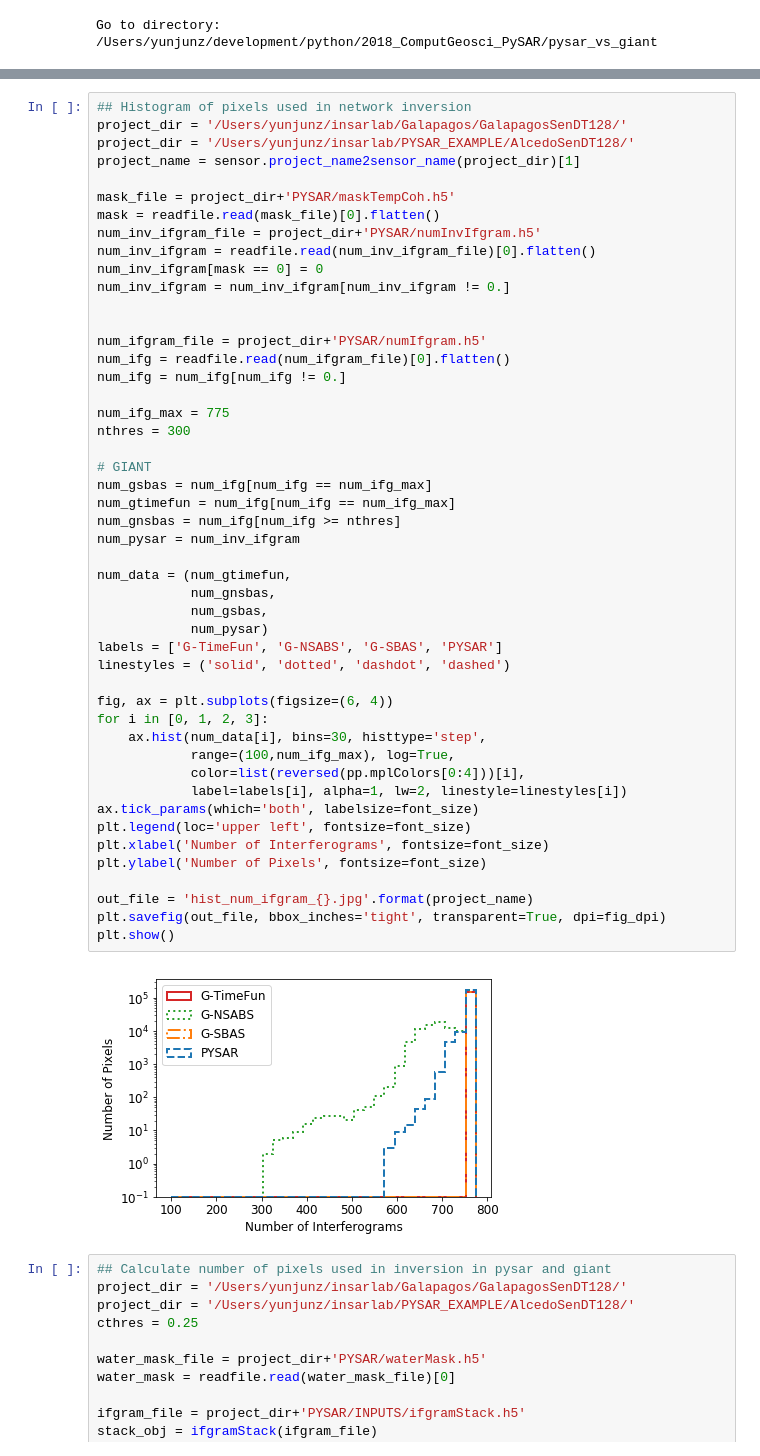
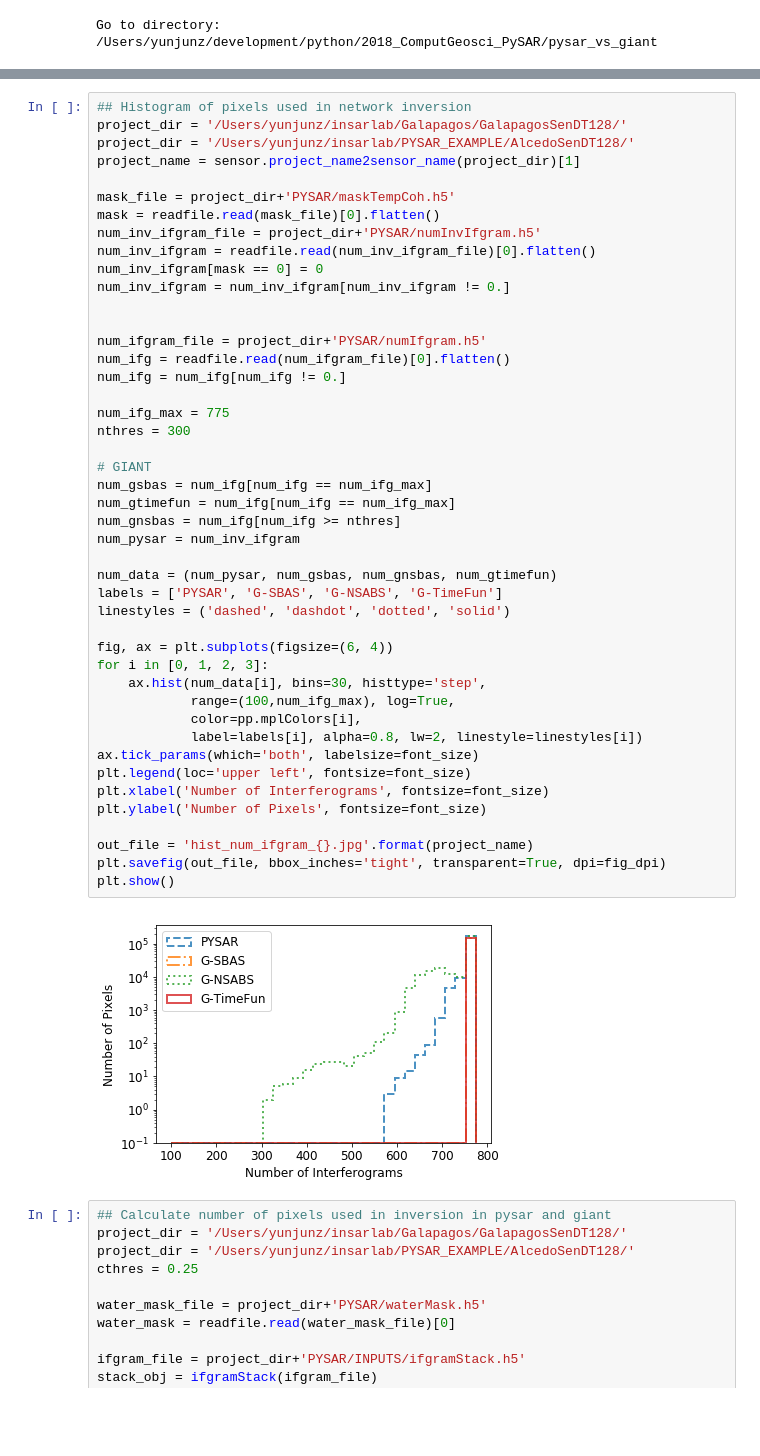
Before and after one commit to geodesymiami/Yunjun_et_al-2019-MintPy, a Jupyter notebook: pysar_vs_giant.ipynb, the cells around one changed output, grey strips where cells are left out. Cells and saved outputs as stored; diff of their text form; blank space fills up the shorter version.

```diff
--- a/pysar_vs_giant.ipynb
+++ b/pysar_vs_giant.ipynb
@@ -111,42 +111,39 @@ num_inv_ifgram[mask == 0] = 0
 num_inv_ifgram = num_inv_ifgram[num_inv_ifgram != 0.]
 
 
 num_ifgram_file = project_dir+'PYSAR/numIfgram.h5'
 num_ifg = readfile.read(num_ifgram_file)[0].flatten()
 num_ifg = num_ifg[num_ifg != 0.]
 
 num_ifg_max = 775
 nthres = 300
 
 # GIANT
 num_gsbas = num_ifg[num_ifg == num_ifg_max]
 num_gtimefun = num_ifg[num_ifg == num_ifg_max]
 num_gnsbas = num_ifg[num_ifg >= nthres]
 num_pysar = num_inv_ifgram
 
-num_data = (num_gtimefun,
-            num_gnsbas,
-            num_gsbas,
-            num_pysar)
-labels = ['G-TimeFun', 'G-NSABS', 'G-SBAS', 'PYSAR']
-linestyles = ('solid', 'dotted', 'dashdot', 'dashed')
+num_data = (num_pysar, num_gsbas, num_gnsbas, num_gtimefun)
+labels = ['PYSAR', 'G-SBAS', 'G-NSABS', 'G-TimeFun']
+linestyles = ('dashed', 'dashdot', 'dotted', 'solid')
 
 fig, ax = plt.subplots(figsize=(6, 4))
 for i in [0, 1, 2, 3]:
     ax.hist(num_data[i], bins=30, histtype='step',
             range=(100,num_ifg_max), log=True,
-            color=list(reversed(pp.mplColors[0:4]))[i],
-            label=labels[i], alpha=1, lw=2, linestyle=linestyles[i])
+            color=pp.mplColors[i],
+            label=labels[i], alpha=0.8, lw=2, linestyle=linestyles[i])
 ax.tick_params(which='both', labelsize=font_size)
 plt.legend(loc='upper left', fontsize=font_size)
 plt.xlabel('Number of Interferograms', fontsize=font_size)
 plt.ylabel('Number of Pixels', fontsize=font_size)
 
 out_file = 'hist_num_ifgram_{}.jpg'.format(project_name)
 plt.savefig(out_file, bbox_inches='tight', transparent=True, dpi=fig_dpi)
 plt.show()
 # %% [output]
-[figure, old version]
+[figure, new version]
 # %%
 ## Calculate number of pixels used in inversion in pysar and giant
 project_dir = '/Users/yunjunz/insarlab/Galapagos/GalapagosSenDT128/'
```
Also changed, not shown: parts of 2 cells of this notebook, 1 other file.
